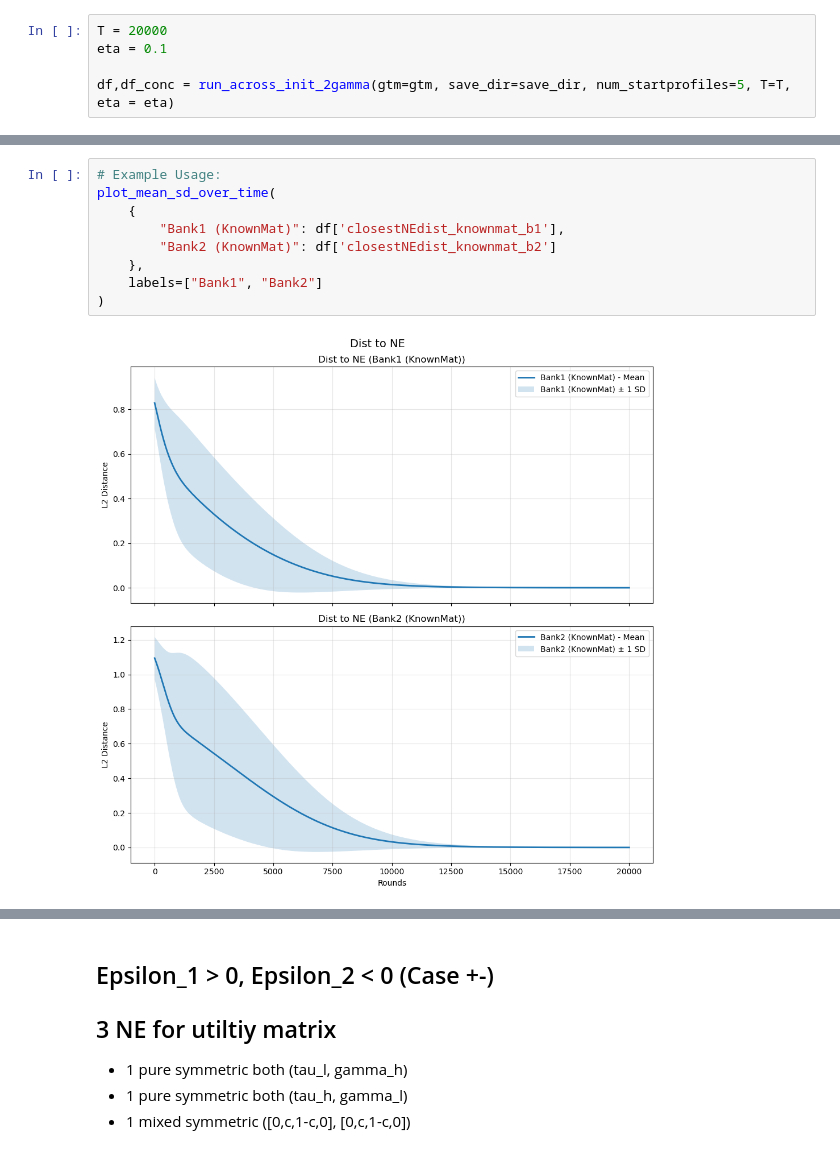
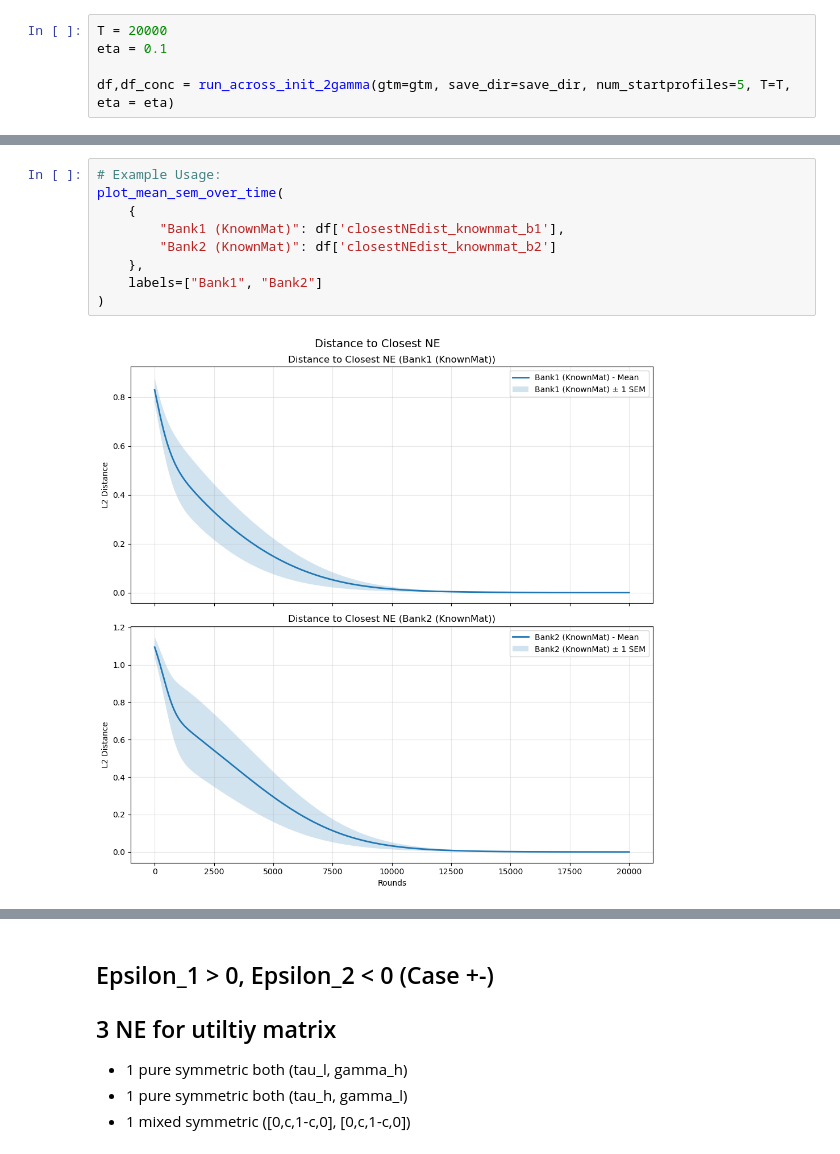
Before and after one commit to krishnacharya/bankgame, a Jupyter notebook: notebooks/Convegence_and_Distance_toNE.ipynb, the cells around one changed output, grey strips where cells are left out. Saved outputs shown, nothing was run; the diff lists cells and outputs as text.

```diff
--- a/notebooks/Convegence_and_Distance_toNE.ipynb
+++ b/notebooks/Convegence_and_Distance_toNE.ipynb
@@ -407,14 +413,14 @@ df['closestNE_knownmat'], df['closestNE_fresh1'], df['closestNE_moving1']
  Name: closestNE_moving1, dtype: object)
 # %%
 # Example Usage:
-plot_mean_sd_over_time(
+plot_mean_sem_over_time(
     {
         "Bank1 (KnownMat)": df['closestNEdist_knownmat_b1'],
         "Bank2 (KnownMat)": df['closestNEdist_knownmat_b2']
     },
     labels=["Bank1", "Bank2"]
 )
 # %% [output]
-[figure, old version]
+[figure, new version]
 # %%
 # Example Usage:
```
Also changed, not shown: parts of 12 cells of this notebook, 3 other files.
